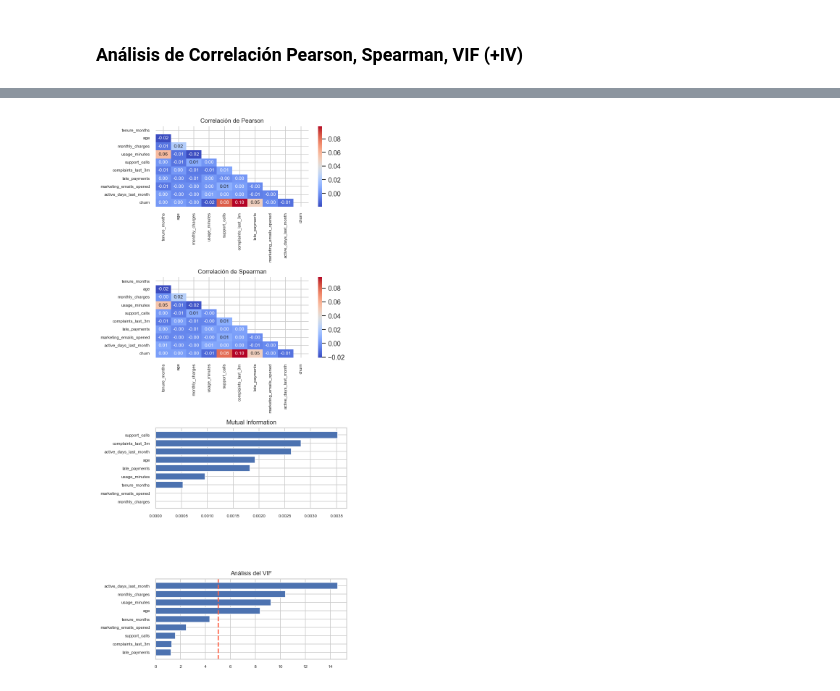
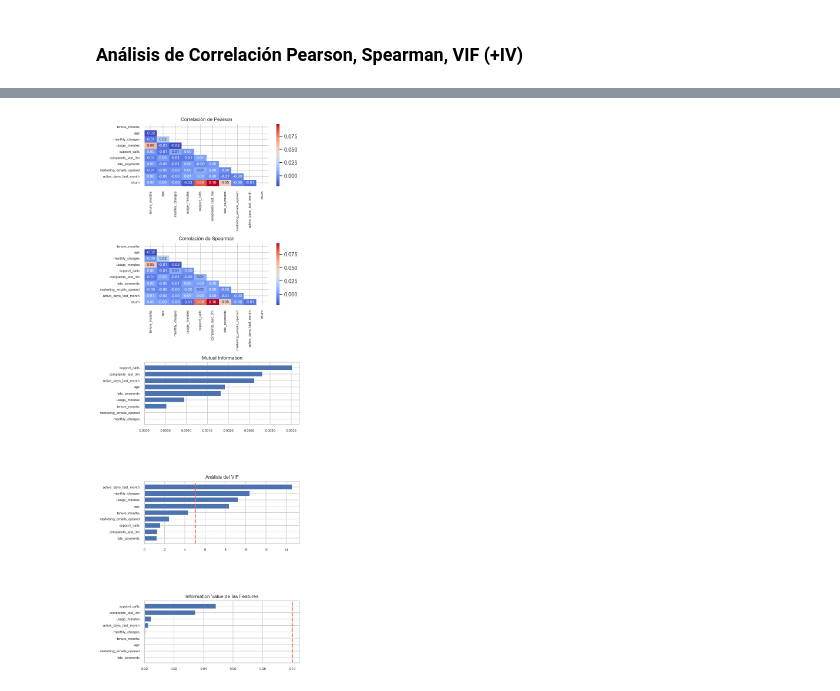
Before and after one commit to davidrodriguez2712/proyecto-3-prediccion-churn, a Jupyter notebook: notebooks/01_eda.ipynb, the cells around one changed output, grey strips where cells are left out. Drawn from its saved outputs; the diff is of its cells as text; code cells hidden in the pictures.

```diff
--- a/notebooks/01_eda.ipynb
+++ b/notebooks/01_eda.ipynb
@@ -614,9 +641,21 @@ vif_df = pd.DataFrame({
+# %%
+## Information Value
+iv, bins_qcut = EDA().information_value(
+    dataframe= df,
+    features= FEATS_NUMERICAS,
+    target_serie= df[TARGET],
+    target_name= TARGET
+)
+iv.to_csv(
+    '../artifacts/eda/tables/table_information_value.csv',
+    index= False
+)
 # %%
 corr = df.corr('pearson', numeric_only= True)
 mask = np.triu(
     np.ones_like(corr, dtype= bool)
 )
-fig, ax = plt.subplots(4, 1, figsize = (6, 13))
+fig, ax = plt.subplots(5, 1, figsize = (6, 16))
 sns.heatmap(
     data= corr,
     mask= mask,
@@ -654,32 +693,55 @@ sns.heatmap(
 ax[1].set_title('Correlación de Spearman', fontsize = 10)
 ax[1].tick_params(axis = 'x', labelsize = 7)
 ax[1].tick_params(axis = 'y', labelsize = 7)
 
 ## Gráfico 3
 ax[2].barh(
     mi_df['feature'][::-1],
     mi_df['mutual_info'][::-1]
 )
 ax[2].set_title('Mutual Information', fontsize = 10)
 ax[2].tick_params(axis = 'x', labelsize = 7)
 ax[2].tick_params(axis = 'y', labelsize = 7)
 
-## Gráfico 4
+## Gráfico 4: VIF
 ax[3].barh(
     vif_df['feature'][::-1],
     vif_df['VIF'][::-1]
 )
 ax[3].set_title('Análisis del VIF', fontsize = 10)
 ax[3].tick_params(axis = 'x', labelsize = 7)
 ax[3].tick_params(axis = 'y', labelsize = 7)
 ax[3].axvline(
     x = 5,
     linestyle = '--',
     color = 'tomato',
     linewidth = 2
 )
 
+## Gráfico 5: IV
+ax[4].barh(
+    iv['Feature'][::-1],
+    iv['Information Value'][::-1]
+)
+ax[4].set_title('Information Value de las Features', fontsize = 10)
+ax[4].tick_params(axis = 'x', labelsize = 7)
+ax[4].tick_params(axis = 'y', labelsize = 7)
+ax[4].axvline(
+    x = 0.1,
+    color = 'tomato',
+    linestyle = '--',
+    linewidth = 2
+)
+
 plt.tight_layout()
+
+fig.savefig(
+    '../artifacts/eda/figures/analisis_de_correlaciones.png',
+    dpi = 300,
+    bbox_inches = 'tight',
+    facecolor = 'white'
+)
+
 plt.show()
 # %% [output]
-[figure, old version]
+[figure, new version]
```
Also changed, not shown: parts of 21 cells of this notebook, 19 other files.
